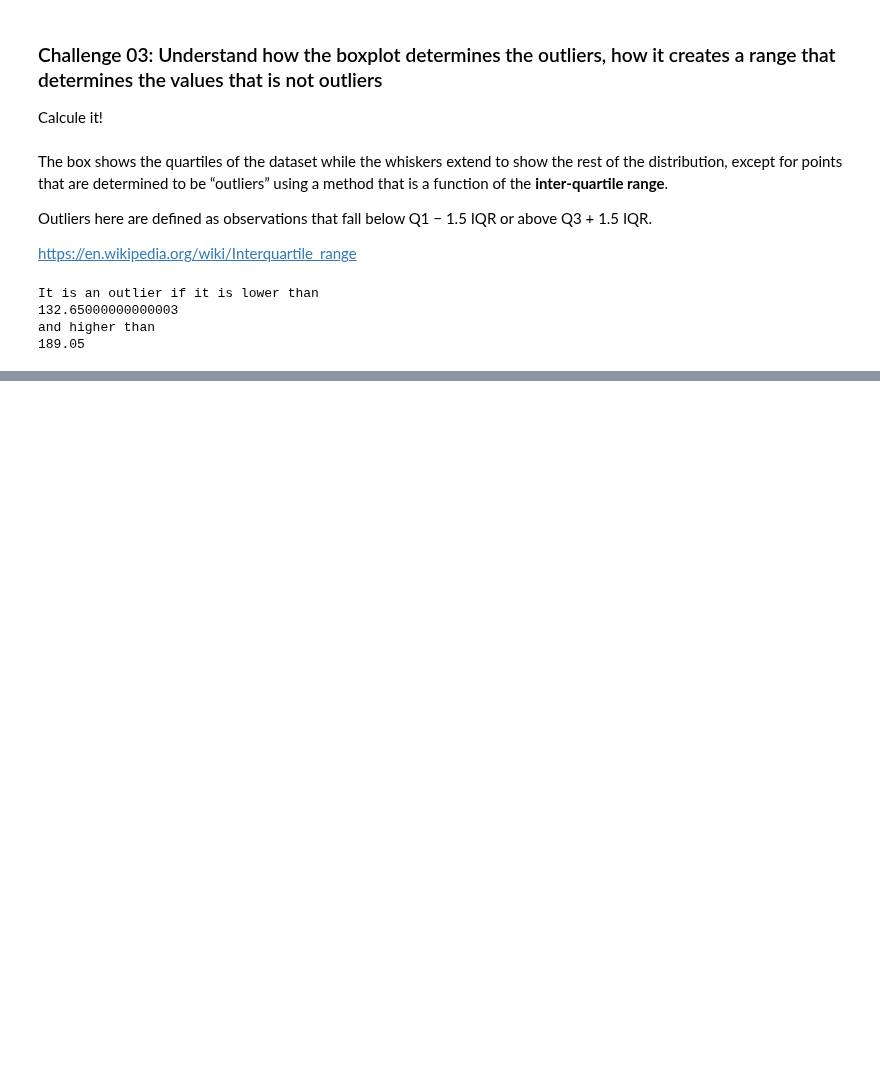
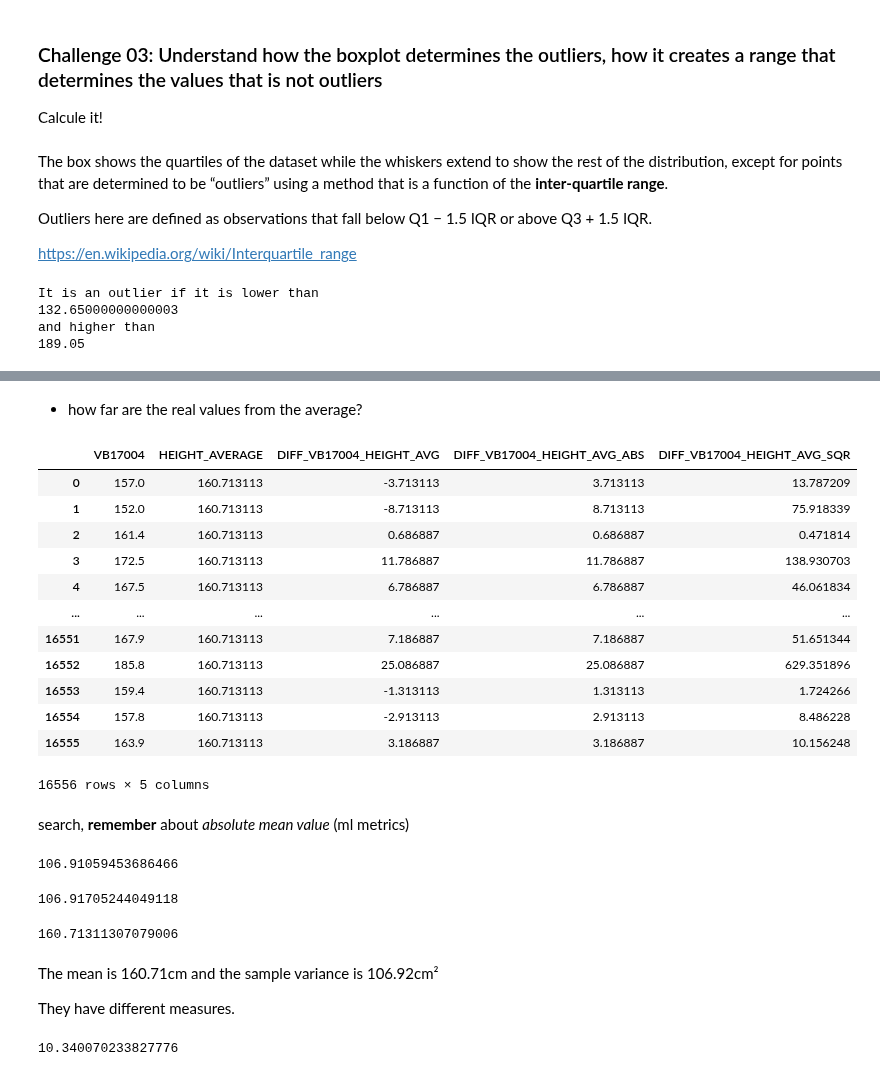
Before and after one commit to gabrielatrindade/alura-bootcamp, a Jupyter notebook: module3/pense_2015.ipynb, the cells around one changed output, grey strips where cells are left out. Saved outputs shown, nothing was run; the diff lists cells and outputs as text; code cells hidden in the pictures; blank space fills up the shorter version.

```diff
--- a/module3/pense_2015.ipynb
+++ b/module3/pense_2015.ipynb
@@ -1092,0 +1247,60 @@ and higher than
+# %% [markdown]
+- how far are the real values from the average?
+# %%
+diff_height_height_average = \
+    (pense_2015['VB17004'] -
+     pense_2015['HEIGHT_AVERAGE'])
+
+pense_2015['DIFF_VB17004_HEIGHT_AVG'] = \
+    diff_height_height_average
+
+pense_2015['DIFF_VB17004_HEIGHT_AVG_ABS'] = \
+    diff_height_height_average.abs()
+
+pense_2015['DIFF_VB17004_HEIGHT_AVG_SQR'] = \
+    diff_height_height_average**2
+
+pense_2015[['VB17004', 'HEIGHT_AVERAGE',
+            'DIFF_VB17004_HEIGHT_AVG',
+            'DIFF_VB17004_HEIGHT_AVG_ABS',
+            'DIFF_VB17004_HEIGHT_AVG_SQR']]
+# %% [output]
+|  | VB17004 | HEIGHT_AVERAGE | DIFF_VB17004_HEIGHT_AVG | DIFF_VB17004_HEIGHT_AVG_ABS | DIFF_VB17004_HEIGHT_AVG_SQR |
+| 0 | 157.0 | 160.713113 | -3.713113 | 3.713113 | 13.787209 |
+| 1 | 152.0 | 160.713113 | -8.713113 | 8.713113 | 75.918339 |
+| 2 | 161.4 | 160.713113 | 0.686887 | 0.686887 | 0.471814 |
+| 3 | 172.5 | 160.713113 | 11.786887 | 11.786887 | 138.930703 |
+| 4 | 167.5 | 160.713113 | 6.786887 | 6.786887 | 46.061834 |
+| ... | ... | ... | ... | ... | ... |
+| 16551 | 167.9 | 160.713113 | 7.186887 | 7.186887 | 51.651344 |
+| 16552 | 185.8 | 160.713113 | 25.086887 | 25.086887 | 629.351896 |
+| 16553 | 159.4 | 160.713113 | -1.313113 | 1.313113 | 1.724266 |
+| 16554 | 157.8 | 160.713113 | -2.913113 | 2.913113 | 8.486228 |
+| 16555 | 163.9 | 160.713113 | 3.186887 | 3.186887 | 10.156248 |
+16556 rows × 5 columns
+# %% [markdown]
+search, **remember** about _absolute mean value_ (ml metrics)
+# %%
+# the variance
+pense_2015['DIFF_VB17004_HEIGHT_AVG_SQR'].mean()
+# %% [output]
+106.91059453686466
+# %%
+sample_variance = ((1 / (len(pense_2015)-1)) *
+                   pense_2015['DIFF_VB17004_HEIGHT_AVG_SQR'].sum())
+sample_variance
+# %% [output]
+106.91705244049118
+# %%
+pense_2015['VB17004'].mean()
+# %% [output]
+160.71311307079006
+# %% [markdown]
+The mean is 160.71cm and the sample variance is 106.92cm²
+
+They have different measures.
+# %%
+std = np.sqrt(sample_variance)
+std
+# %% [output]
+10.340070233827776
```
Also changed, not shown: parts of 33 cells of this notebook.
